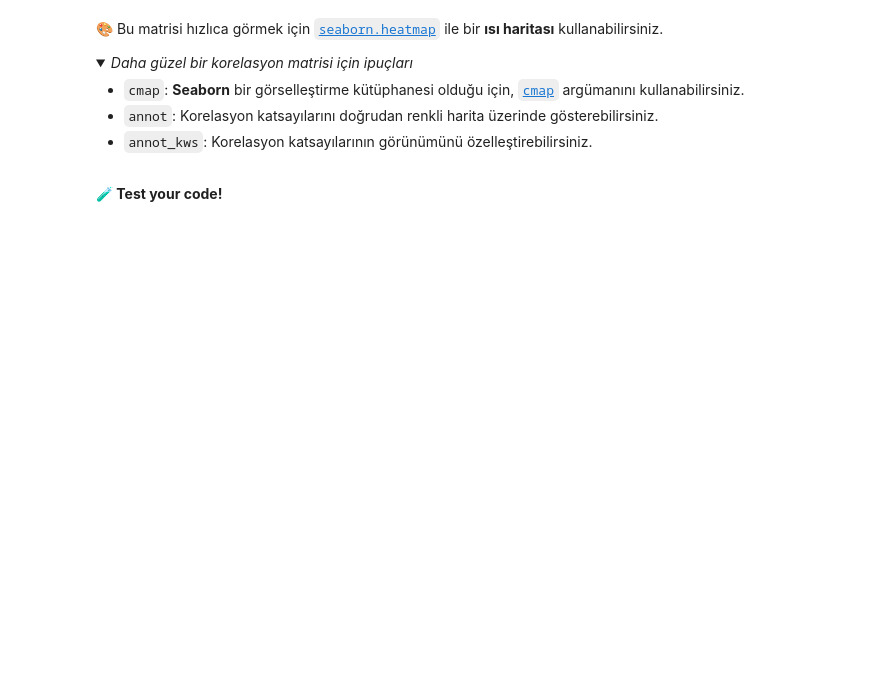
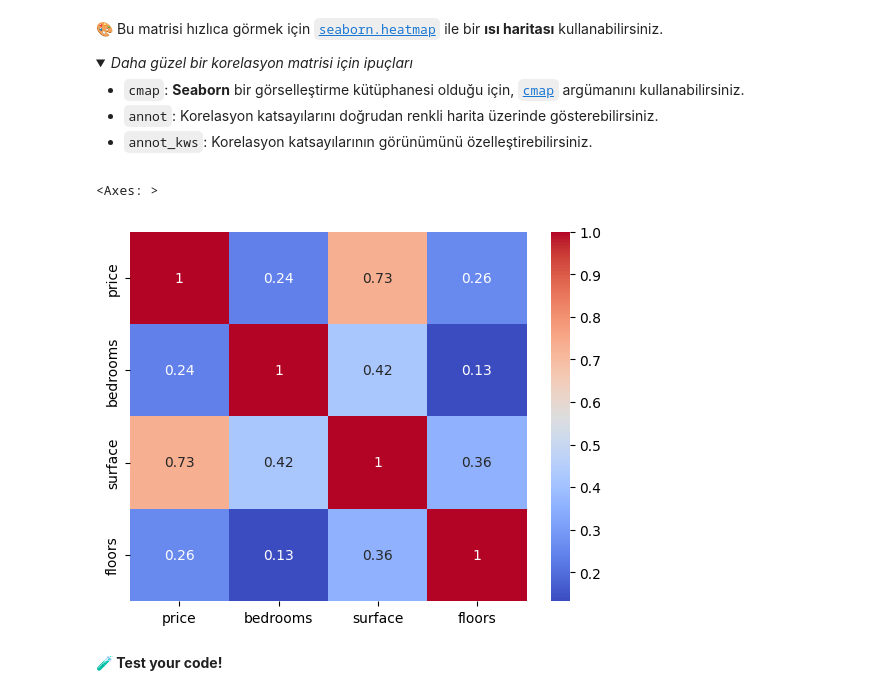
Before and after one commit to inurekici/data-real-estate-advanced-estimator, a Jupyter notebook: 02-real_estate_advanced_estimator.ipynb, the cells around one changed output. Drawn from its saved outputs; the diff is of its cells as text; code cells hidden in the pictures; folded sections open; blank space fills up the shorter version.

```diff
--- a/02-real_estate_advanced_estimator.ipynb
+++ b/02-real_estate_advanced_estimator.ipynb
@@ -142,3 +146,8 @@ $$ \large  \rho(X,Y) = \frac{cov(X,Y)}{\sigma_X \sigma_Y} \in [0;1]$$
+# %%
+sns.heatmap(flats.corr(), annot=True, cmap='coolwarm')
+# %% [output]
+<Axes: >
+[figure, added]
 # %% [markdown]
 **🧪 Test your code!**
 # %%
```
Also changed, not shown: parts of 37 cells of this notebook.
